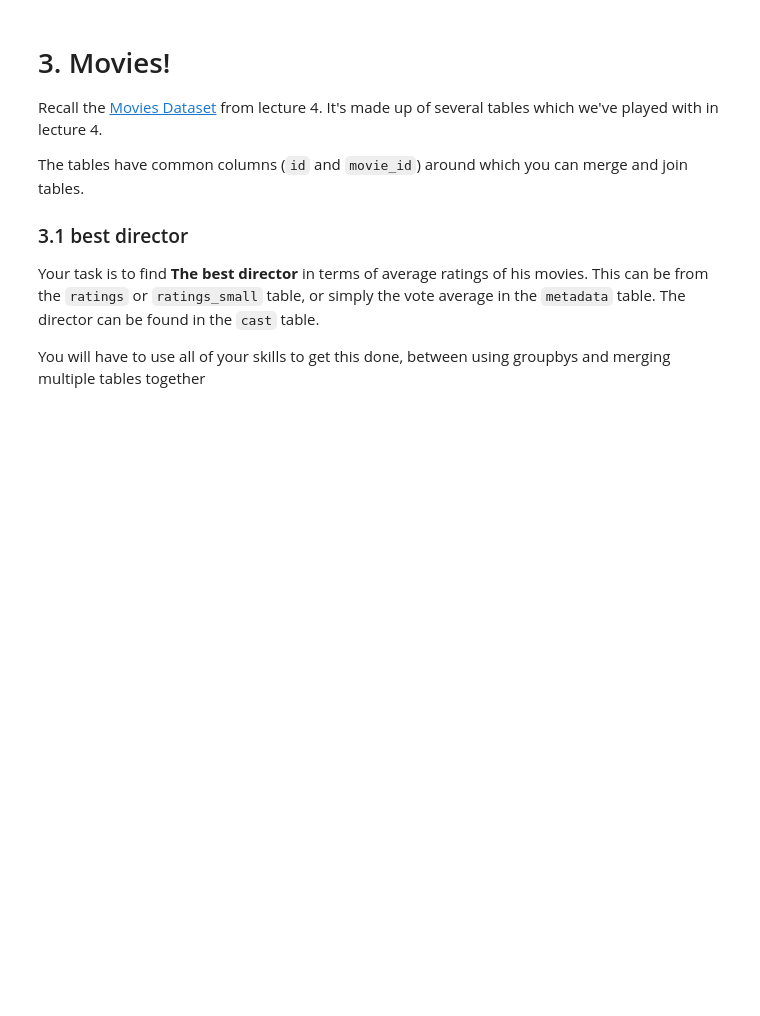
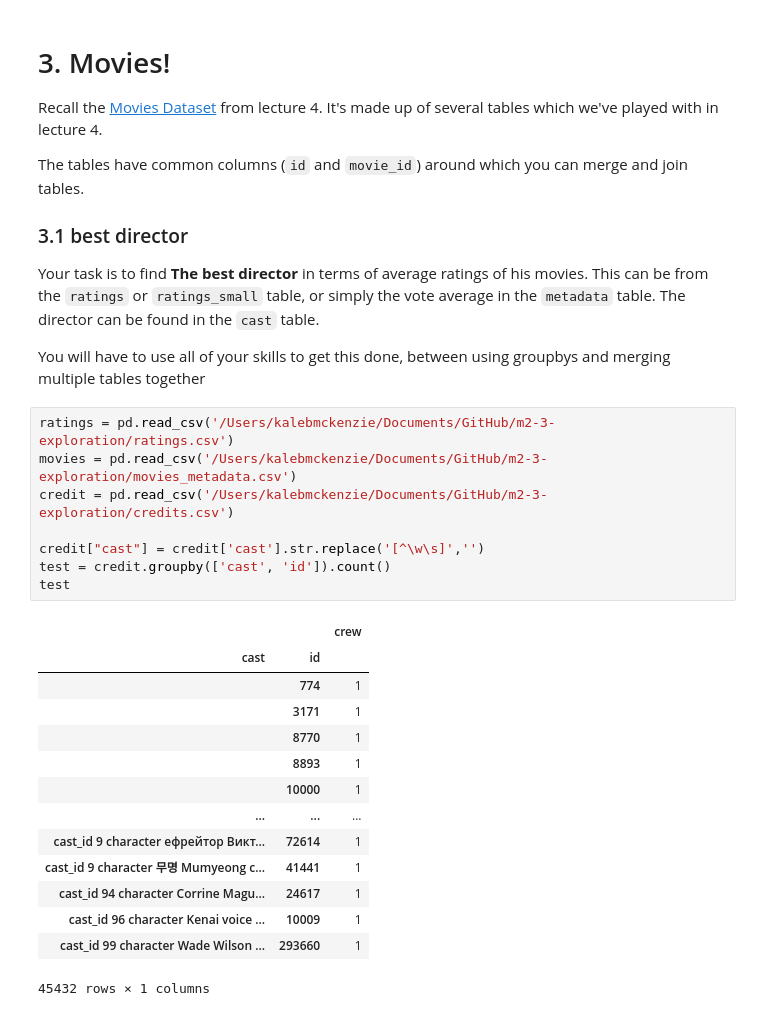
Before and after one commit to cb-ds-1/m2-3-exploration, a Jupyter notebook: workshop.ipynb, the cells around one changed output. Drawn from its saved outputs; the diff is of its cells as text; blank space fills up the shorter version.

```diff
--- a/workshop.ipynb
+++ b/workshop.ipynb
@@ -70,3 +208,26 @@ The tables have common columns (`id` and `movie_id`) around which you can merge
 Your task is to find **The best director** in terms of average ratings of his movies. This can be from the `ratings` or `ratings_small` table, or simply the vote average in the `metadata` table. The director can be found in the `cast` table.
 
 You will have to use all of your skills to get this done, between using groupbys and merging multiple tables together
+# %%
+ratings = pd.read_csv('/Users/kalebmckenzie/Documents/GitHub/m2-3-exploration/ratings.csv')
+movies = pd.read_csv('/Users/kalebmckenzie/Documents/GitHub/m2-3-exploration/movies_metadata.csv')
+credit = pd.read_csv('/Users/kalebmckenzie/Documents/GitHub/m2-3-exploration/credits.csv')
+
+credit["cast"] = credit['cast'].str.replace('[^\w\s]','')
+test = credit.groupby(['cast', 'id']).count()
+test
+# %% [output]
+|  |  | crew |
+| cast | id |  |
+|  | 774 | 1 |
+|  | 3171 | 1 |
+|  | 8770 | 1 |
+|  | 8893 | 1 |
+|  | 10000 | 1 |
+| ... | ... | ... |
+| cast_id 9 character ефрейтор Викт... | 72614 | 1 |
+| cast_id 9 character 무명 Mumyeong c... | 41441 | 1 |
+| cast_id 94 character Corrine Magu... | 24617 | 1 |
+| cast_id 96 character Kenai voice ... | 10009 | 1 |
+| cast_id 99 character Wade Wilson ... | 293660 | 1 |
+45432 rows × 1 columns
```
Also changed, not shown: parts of 13 cells of this notebook.
